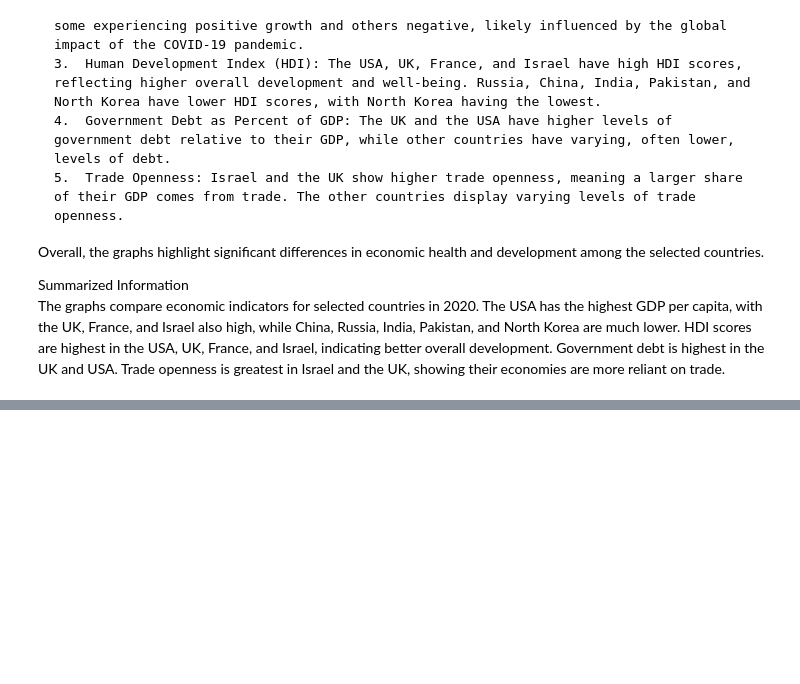
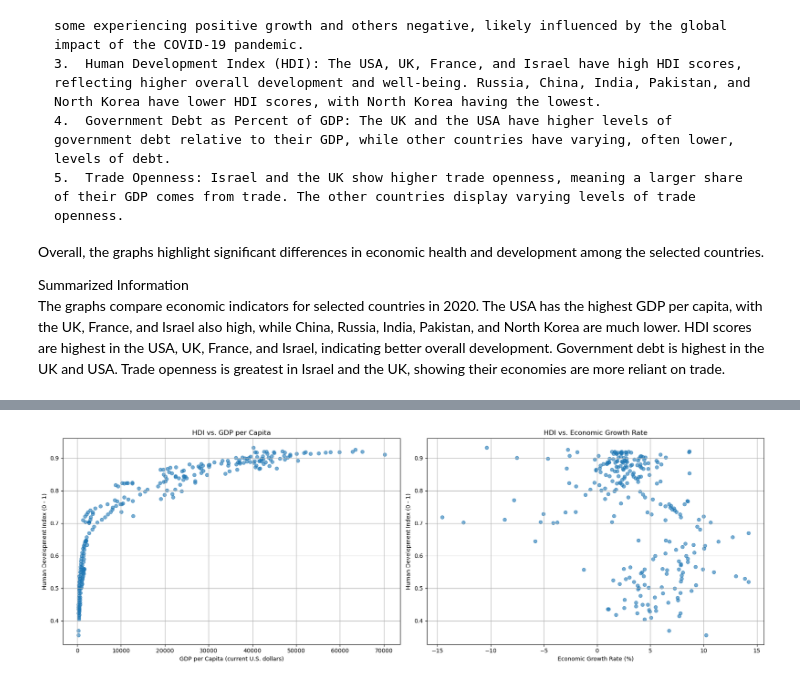
Before and after one commit to Blackbullbjj/eco_v_nukes, a Jupyter notebook: enviornment.ipynb, the cells around one changed output, grey strips where cells are left out. Cells and saved outputs as stored; diff of their text form; code cells hidden in the pictures; blank space fills up the shorter version.

```diff
--- a/enviornment.ipynb
+++ b/enviornment.ipynb
@@ -435,0 +438,30 @@ The graphs compare economic indicators for selected countries in 2020. The USA h
+# %%
+# Select relevant columns for correlation analysis
+correlation_columns = ['Country', 'Year', 'Human Development Index (0 - 1)',
+                       'GDP per capita current U.S. dollars',
+                       'Economic growth: the rate of change of real GDP']
+
+correlation_data = hdi_trend_data[correlation_columns]
+
+# Plot HDI vs. GDP per Capita
+plt.figure(figsize=(18, 6))
+
+plt.subplot(1, 2, 1)
+plt.scatter(correlation_data['GDP per capita current U.S. dollars'], correlation_data['Human Development Index (0 - 1)'], alpha=0.6)
+plt.title('HDI vs. GDP per Capita')
+plt.xlabel('GDP per Capita (current U.S. dollars)')
+plt.ylabel('Human Development Index (0 - 1)')
+plt.grid(True)
+
+# Plot HDI vs. Economic Growth Rate
+plt.subplot(1, 2, 2)
+plt.scatter(correlation_data['Economic growth: the rate of change of real GDP'], correlation_data['Human Development Index (0 - 1)'], alpha=0.6)
+plt.title('HDI vs. Economic Growth Rate')
+plt.xlabel('Economic Growth Rate (%)')
+plt.ylabel('Human Development Index (0 - 1)')
+plt.grid(True)
+
+plt.tight_layout()
+plt.show()
+# %% [output]
+[figure, added]
```
Also changed, not shown: parts of 7 cells of this notebook, 1 other file.
